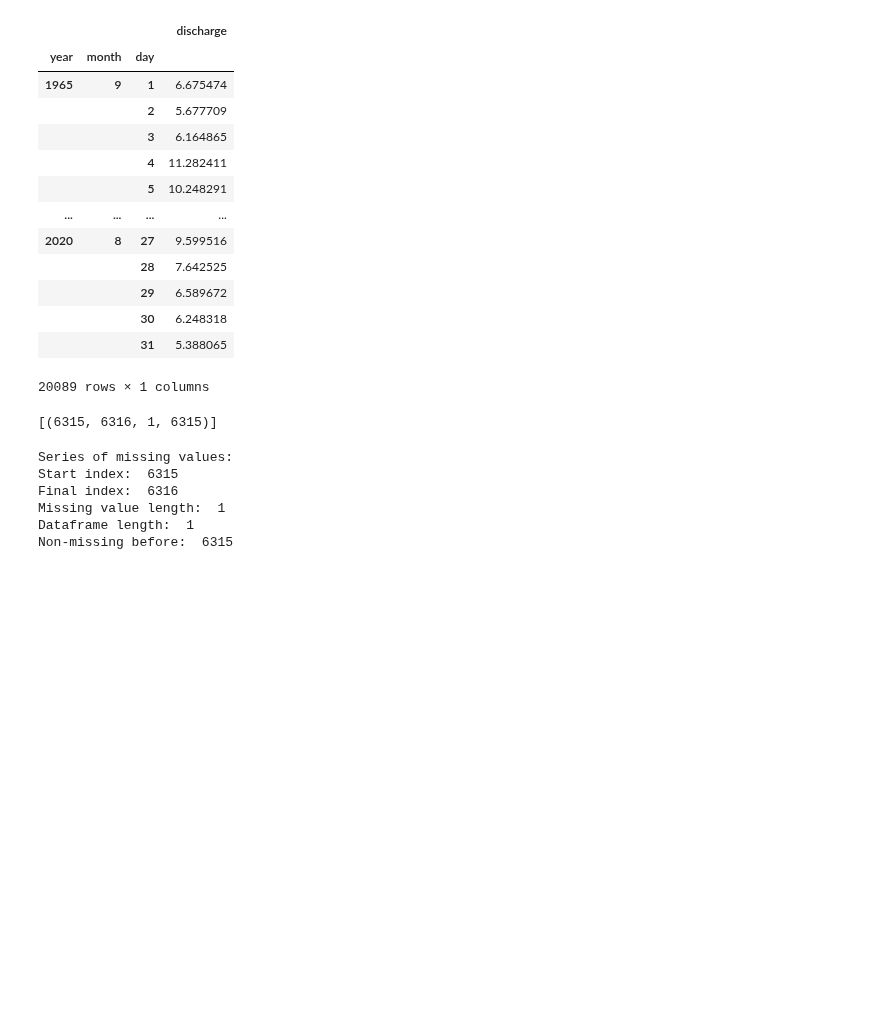
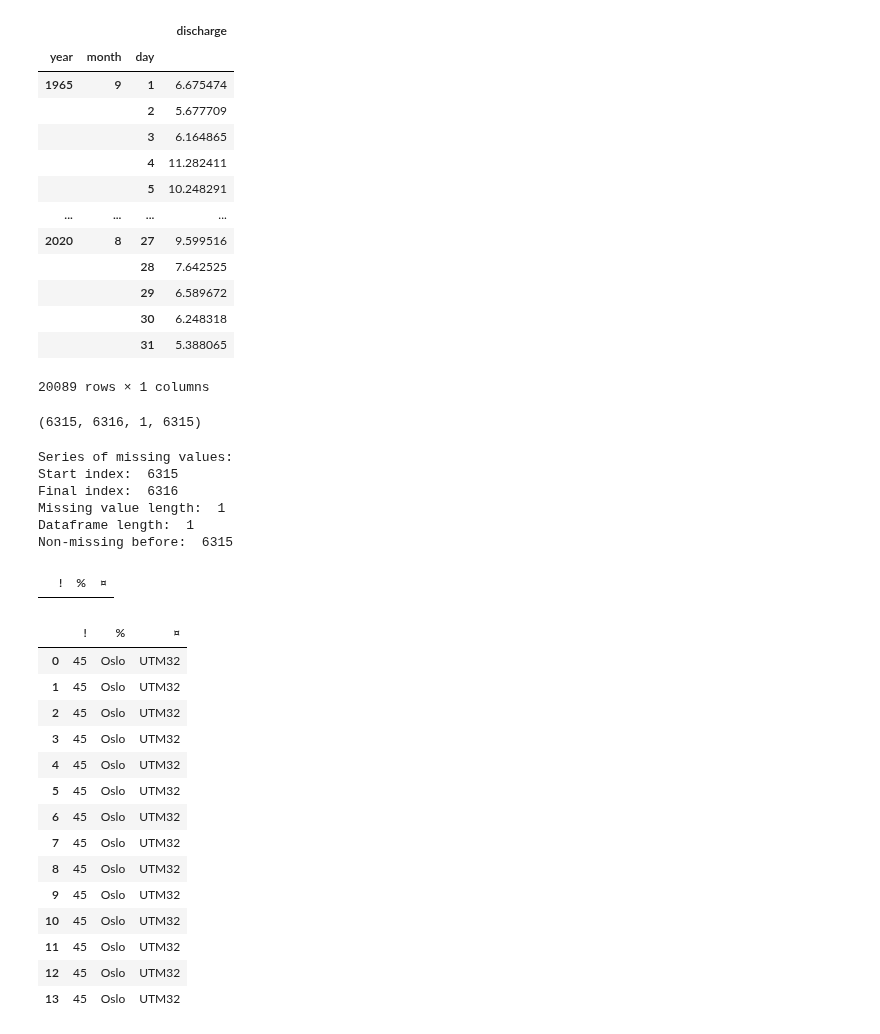
Before and after one commit to SigurdSundberg/sandbox, a Jupyter notebook: Sandbox4.ipynb, the cells around one changed output. Drawn from its saved outputs; the diff is of its cells as text; code cells hidden in the pictures; blank space fills up the shorter version.

```diff
--- a/Sandbox4.ipynb
+++ b/Sandbox4.ipynb
@@ -261,8 +287,12 @@ def nan_index(Q, reflect=30):
 l = nan_index(sample_df)
 # %%
 l
+for q in l:
+    foo = str(q)
+
+eval(foo)
 # %% [output]
-[(6315, 6316, 1, 6315)]
+(6315, 6316, 1, 6315)
 # %%
 for i,j,z,x in l:
 #     print("DataFrame: ",sample_df["discharge"].iloc[i:j])
@@ -281,3 +311,28 @@ Final index:  6316
 Missing value length:  1
 Dataframe length:  1
 Non-missing before:  6315
+# %%
+df_test = pd.DataFrame(columns=["!", "%", "¤"])
+df_test
+# %% [output]
+|  | ! | % | ¤ |
+# %%
+A = {"!":45,"%":"Oslo","¤":"UTM32"}
+df_test = df_test.append(A, ignore_index=True)
+df_test
+# %% [output]
+|  | ! | % | ¤ |
+| 0 | 45 | Oslo | UTM32 |
+| 1 | 45 | Oslo | UTM32 |
+| 2 | 45 | Oslo | UTM32 |
+| 3 | 45 | Oslo | UTM32 |
+| 4 | 45 | Oslo | UTM32 |
+| 5 | 45 | Oslo | UTM32 |
+| 6 | 45 | Oslo | UTM32 |
+| 7 | 45 | Oslo | UTM32 |
+| 8 | 45 | Oslo | UTM32 |
+| 9 | 45 | Oslo | UTM32 |
+| 10 | 45 | Oslo | UTM32 |
+| 11 | 45 | Oslo | UTM32 |
+| 12 | 45 | Oslo | UTM32 |
+| 13 | 45 | Oslo | UTM32 |
```
Also changed, not shown: parts of 8 cells of this notebook.
